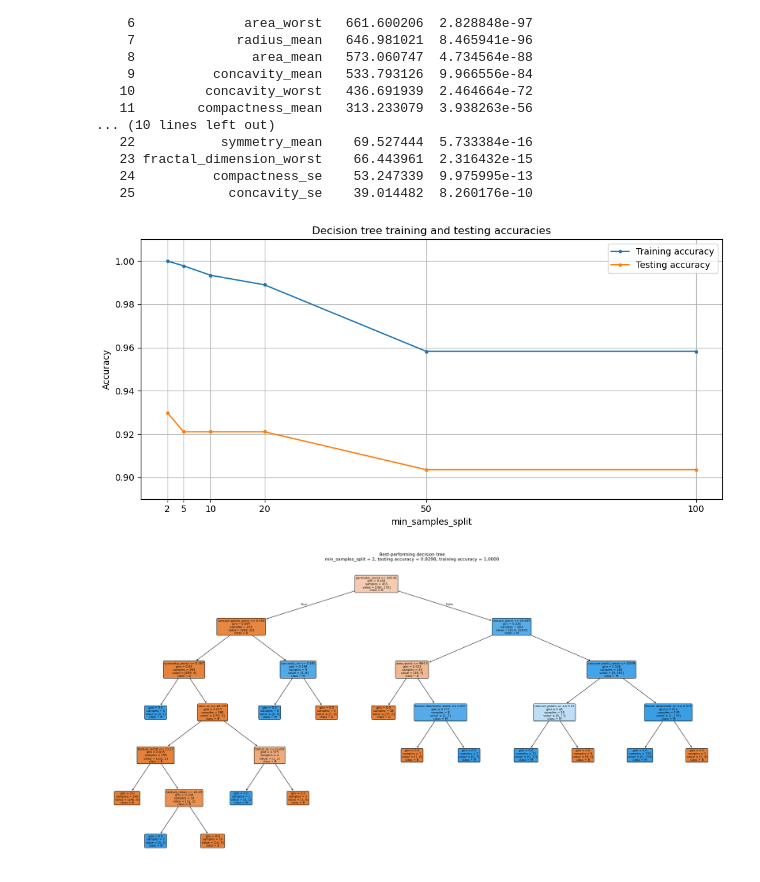
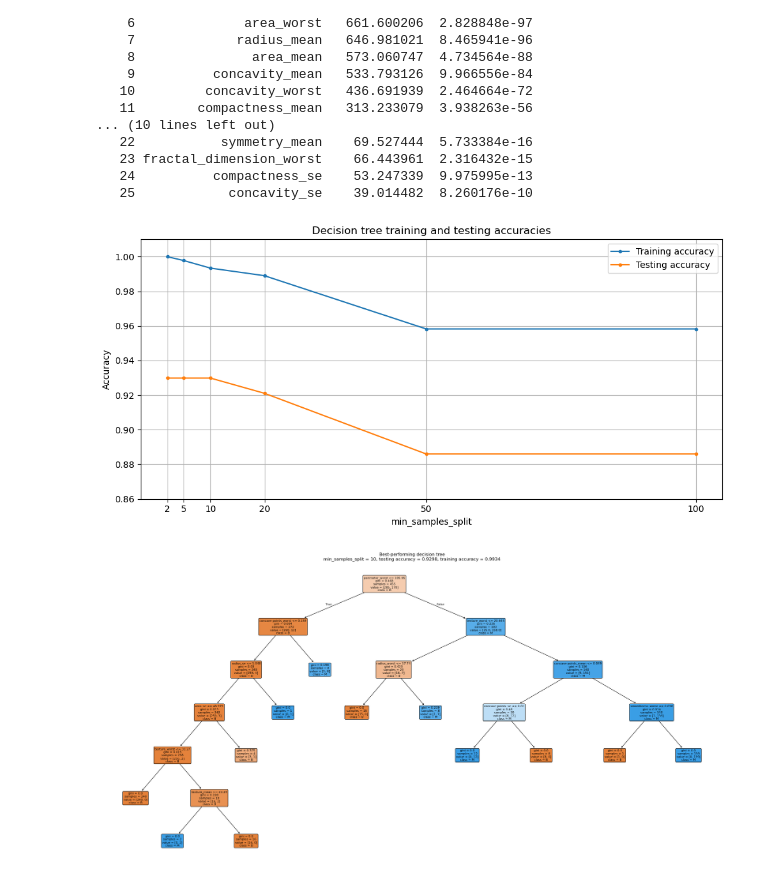
Before and after one commit to nunoBaltasar/Apre, a Jupyter notebook: G_notebook.ipynb, the cells around one changed output. Saved outputs shown, nothing was run; the diff lists cells and outputs as text; code cells hidden in the pictures.

```diff
--- a/G_notebook.ipynb
+++ b/G_notebook.ipynb
@@ -23,6 +23,8 @@ results.insert(0,"Rank",range(1, len(results) + 1))
 results = results[results["p_value"] <= 0.05]
 finalList = results.to_string(index=False)
 print(finalList)
+
+X = X.loc[:, p_values <= 0.05] # Só considerar 25 mais relevantes daqui para a frente
 # %% [output]
  Rank                Variable  F_statistic       p_value
     1    concave points_worst   964.385393 1.969100e-124
@@ -53,7 +55,6 @@ from sklearn.metrics import accuracy_score
 
 df = pd.read_csv("breast_cancer.csv")
 
-X = df.drop(columns="diagnosis")
 y = df["diagnosis"]
 
 X_train, X_test, y_train, y_test = train_test_split(
@@ -110,7 +111,7 @@ plt.xlabel("min_samples_split")
 plt.ylabel("Accuracy")
 plt.title("Decision tree training and testing accuracies")
 plt.xticks(min_samples_split_values)
-plt.ylim(0.89, 1.01)
+plt.ylim(0.86, 1.01)
 plt.grid(True)
 plt.legend()
 plt.tight_layout()
@@ -124,35 +125,35 @@ for i in range(1, l):
         best_index = i
 
 
 best_model = models[best_index]
 best_min_samples_split = min_samples_split_values[best_index]
 best_training_accuracy = training_accuracies[best_index]
 best_testing_accuracy = testing_accuracies[best_index]
 
 
 plt.figure(figsize=(24, 12))
 
 plot_tree(
     best_model,
     feature_names=X.columns,
     class_names=[str(label) for label in best_model.classes_],
     filled=True,
     rounded=True,
     fontsize=8
 )
 
 plt.title(
     "Best-performing decision tree\n"
     f"min_samples_split = {best_min_samples_split}, "
     f"testing accuracy = {best_testing_accuracy:.4f}"
     f", training accuracy = {best_training_accuracy:.4f}"
 )
 
 plt.tight_layout()
 plt.show()
 # %% [output]
-[figure, old version]
+[figure, new version]
-[figure, old version]
+[figure, new version]
 # %% [markdown]
 ### Ex3
 
```
Also changed, not shown: parts of 3 cells of this notebook.
